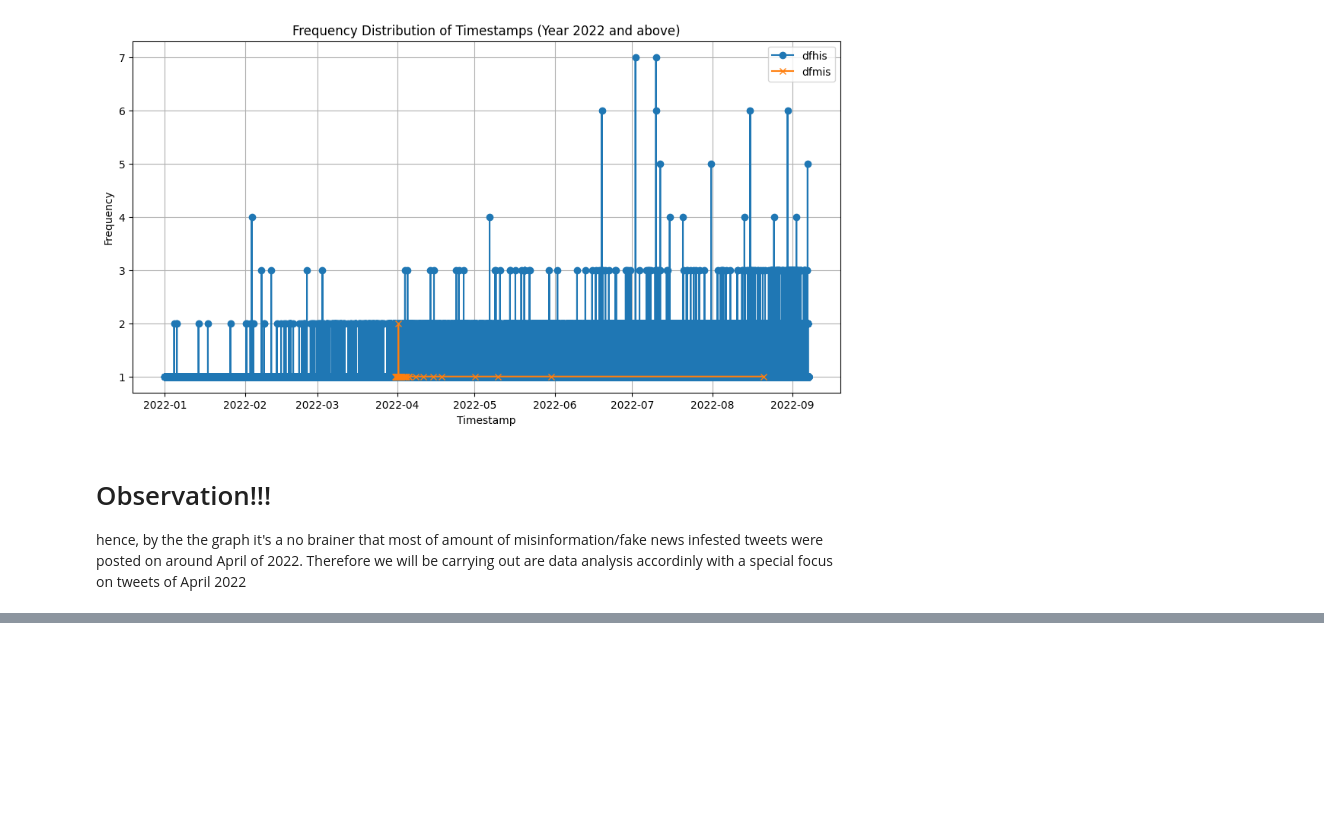
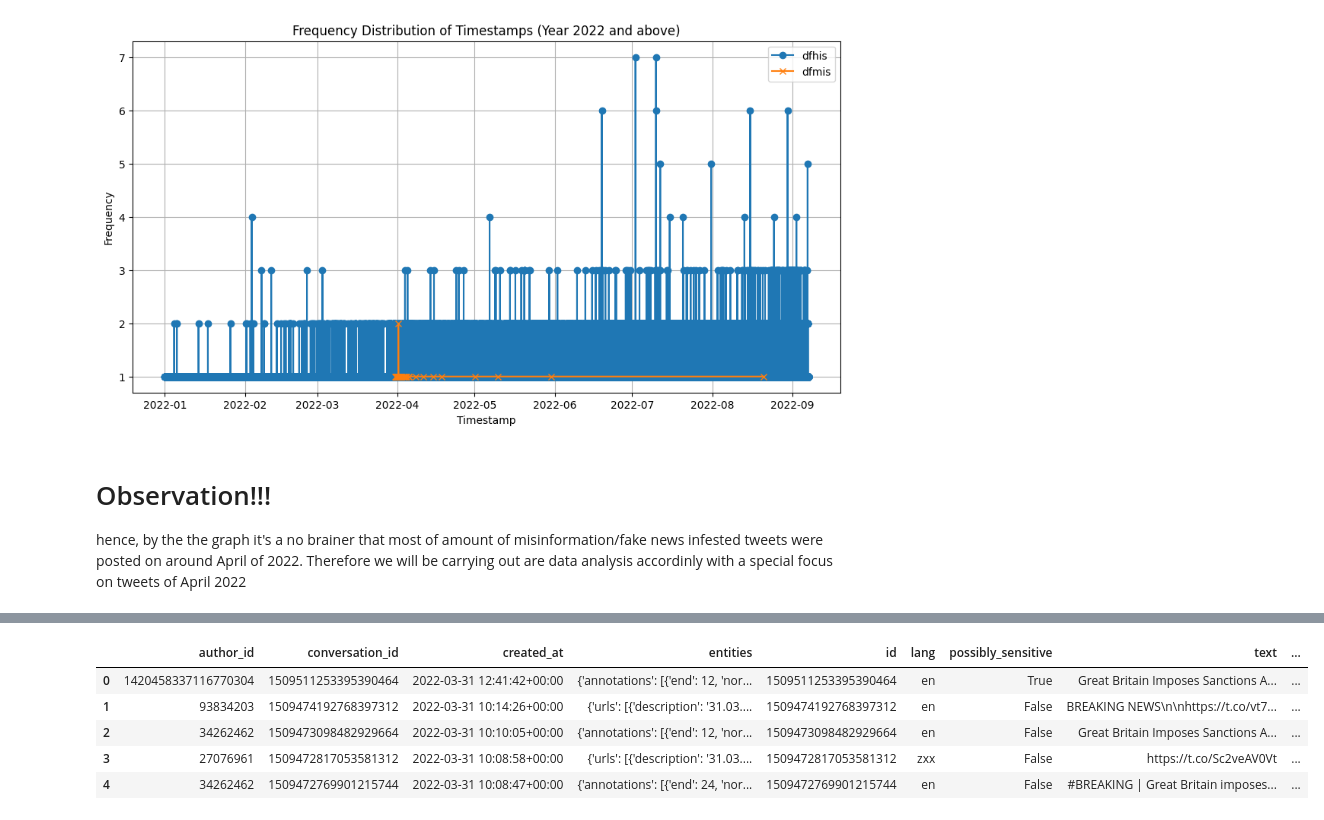
Before and after one commit to SidKad2003/SIMPP_ingforyou, a Jupyter notebook: SIMPforData.ipynb, the cells around one changed output, grey strips where cells are left out. Drawn from its saved outputs; the diff is of its cells as text; code cells hidden in the pictures; blank space fills up the shorter version.

```diff
--- a/SIMPforData.ipynb
+++ b/SIMPforData.ipynb
@@ -121,0 +186,9 @@ hence, by the the graph it's a no brainer that most of amount of misinformation/
+# %%
+dfmis_filtered.head()
+# %% [output]
+|  | author_id | conversation_id | created_at | entities | id | lang | possibly_sensitive | text | ... |
+| 0 | 1420458337116770304 | 1509511253395390464 | 2022-03-31 12:41:42+00:00 | {'annotations': [{'end': 12, 'nor... | 1509511253395390464 | en | True | Great Britain Imposes Sanctions A... | ... |
+| 1 | 93834203 | 1509474192768397312 | 2022-03-31 10:14:26+00:00 | {'urls': [{'description': '31.03.... | 1509474192768397312 | en | False | BREAKING NEWS\n\nhttps://t.co/vt7... | ... |
+| 2 | 34262462 | 1509473098482929664 | 2022-03-31 10:10:05+00:00 | {'annotations': [{'end': 12, 'nor... | 1509473098482929664 | en | False | Great Britain Imposes Sanctions A... | ... |
+| 3 | 27076961 | 1509472817053581312 | 2022-03-31 10:08:58+00:00 | {'urls': [{'description': '31.03.... | 1509472817053581312 | zxx | False | https://t.co/Sc2veAV0Vt | ... |
+| 4 | 34262462 | 1509472769901215744 | 2022-03-31 10:08:47+00:00 | {'annotations': [{'end': 24, 'nor... | 1509472769901215744 | en | False | #BREAKING | Great Britain imposes... | ... |
```
Also changed, not shown: parts of 18 cells of this notebook.
